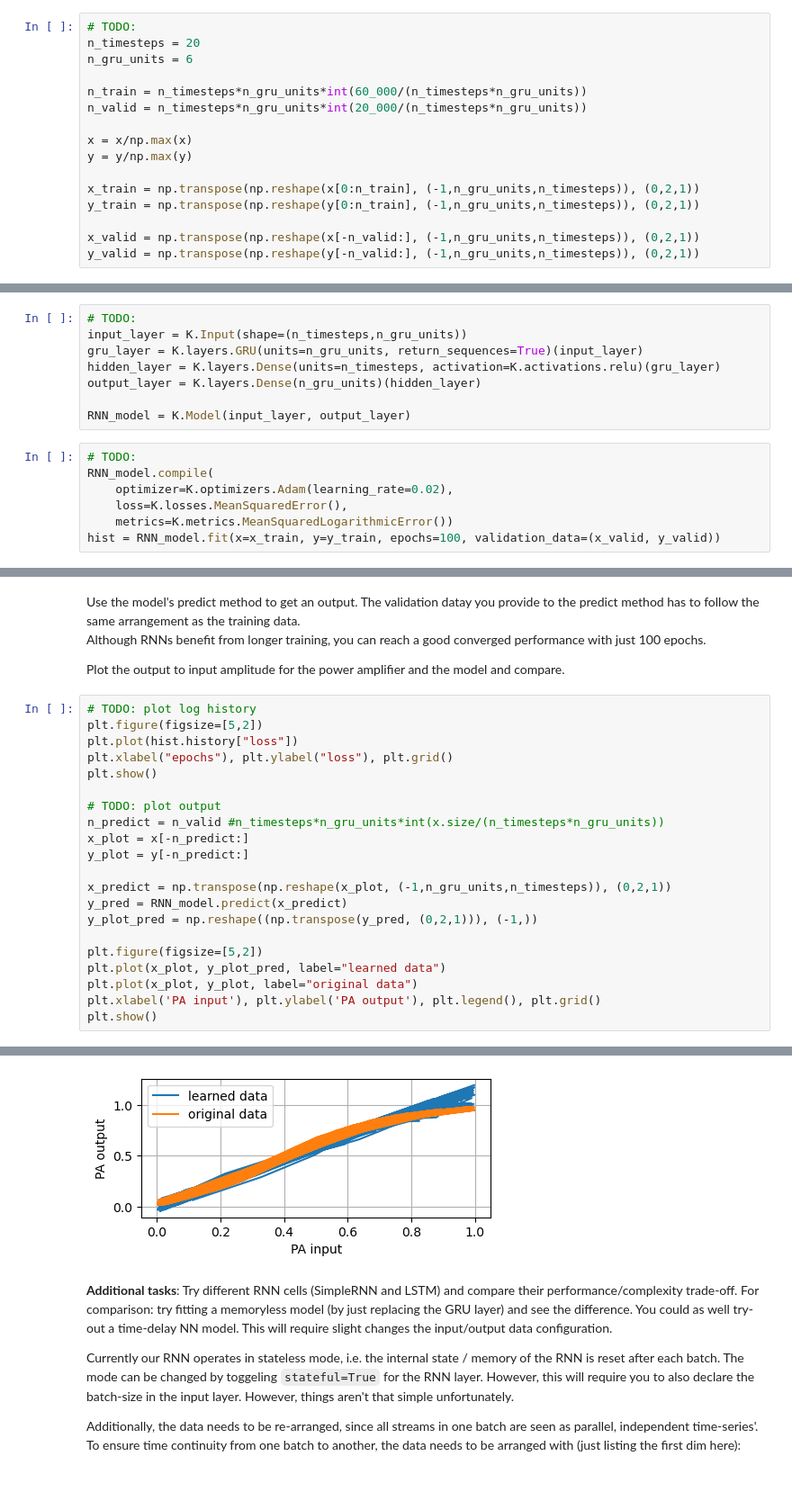
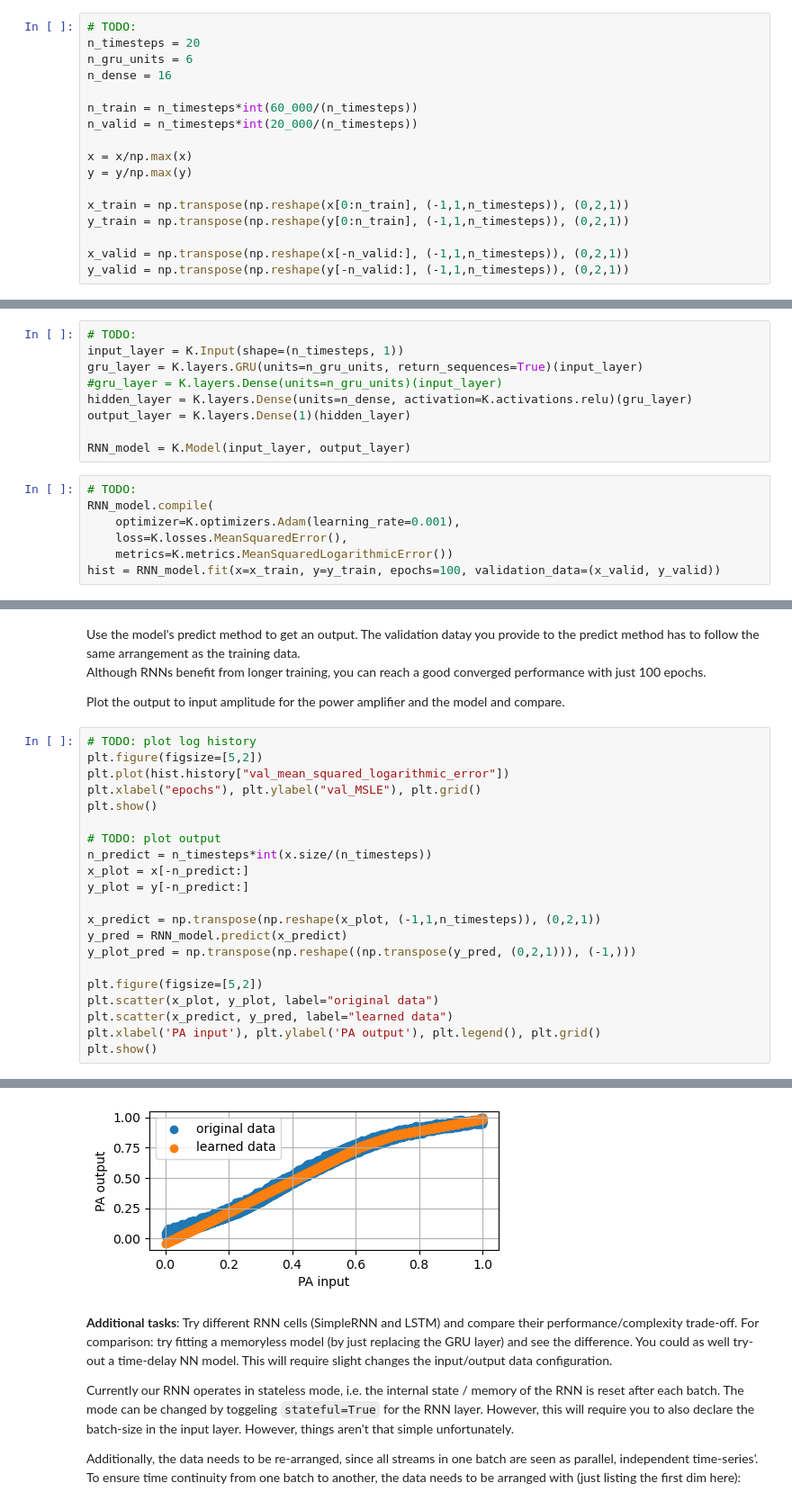
Before and after one commit to oswald3141/nn__ws_0324, a Jupyter notebook: Lab3_RNN_PA_modeling.ipynb, the cells around one changed output, grey strips where cells are left out. Shown at 90% size. Drawn from its saved outputs; the diff is of its cells as text.

```diff
--- a/Lab3_RNN_PA_modeling.ipynb
+++ b/Lab3_RNN_PA_modeling.ipynb
@@ -49,18 +49,19 @@ Additionally you will need to reshape the data, as explained in the next block.
 # TODO:
 n_timesteps = 20
 n_gru_units = 6
+n_dense = 16
 
-n_train = n_timesteps*n_gru_units*int(60_000/(n_timesteps*n_gru_units))
-n_valid = n_timesteps*n_gru_units*int(20_000/(n_timesteps*n_gru_units))
+n_train = n_timesteps*int(60_000/(n_timesteps))
+n_valid = n_timesteps*int(20_000/(n_timesteps))
 
 x = x/np.max(x)
 y = y/np.max(y)
 
-x_train = np.transpose(np.reshape(x[0:n_train], (-1,n_gru_units,n_timesteps)), (0,2,1))
-y_train = np.transpose(np.reshape(y[0:n_train], (-1,n_gru_units,n_timesteps)), (0,2,1))
+x_train = np.transpose(np.reshape(x[0:n_train], (-1,1,n_timesteps)), (0,2,1))
+y_train = np.transpose(np.reshape(y[0:n_train], (-1,1,n_timesteps)), (0,2,1))
 
-x_valid = np.transpose(np.reshape(x[-n_valid:], (-1,n_gru_units,n_timesteps)), (0,2,1))
-y_valid = np.transpose(np.reshape(y[-n_valid:], (-1,n_gru_units,n_timesteps)), (0,2,1))
+x_valid = np.transpose(np.reshape(x[-n_valid:], (-1,1,n_timesteps)), (0,2,1))
+y_valid = np.transpose(np.reshape(y[-n_valid:], (-1,1,n_timesteps)), (0,2,1))
 # %% [markdown]
 Let's define an RNN sequence-to-sequence model with a GRU layer with `6 units`. (GRU=gated recurrent unit).
 
@@ -81,16 +82,17 @@ Thus, in the second dimension (timesteps), consecutive samples should be correct
 Try to observe the performance with an additional metric 'log MSE' and check the convergence using the logarithic metric.
 # %%
 # TODO:
-input_layer = K.Input(shape=(n_timesteps,n_gru_units))
+input_layer = K.Input(shape=(n_timesteps, 1))
 gru_layer = K.layers.GRU(units=n_gru_units, return_sequences=True)(input_layer)
-hidden_layer = K.layers.Dense(units=n_timesteps, activation=K.activations.relu)(gru_layer)
-output_layer = K.layers.Dense(n_gru_units)(hidden_layer)
+#gru_layer = K.layers.Dense(units=n_gru_units)(input_layer)
+hidden_layer = K.layers.Dense(units=n_dense, activation=K.activations.relu)(gru_layer)
+output_layer = K.layers.Dense(1)(hidden_layer)
 
 RNN_model = K.Model(input_layer, output_layer)
 # %%
 # TODO:
 RNN_model.compile(
-    optimizer=K.optimizers.Adam(learning_rate=0.02),
+    optimizer=K.optimizers.Adam(learning_rate=0.001),
     loss=K.losses.MeanSquaredError(),
     metrics=K.metrics.MeanSquaredLogarithmicError())
 hist = RNN_model.fit(x=x_train, y=y_train, epochs=100, validation_data=(x_valid, y_valid))
@@ -120,22 +122,22 @@ Plot the output to input amplitude for the power amplifier and the model and com
 # %%
 # TODO: plot log history
 plt.figure(figsize=[5,2])
-plt.plot(hist.history["loss"])
-plt.xlabel("epochs"), plt.ylabel("loss"), plt.grid()
+plt.plot(hist.history["val_mean_squared_logarithmic_error"])
+plt.xlabel("epochs"), plt.ylabel("val_MSLE"), plt.grid()
 plt.show()
 
 # TODO: plot output
-n_predict = n_valid #n_timesteps*n_gru_units*int(x.size/(n_timesteps*n_gru_units))
+n_predict = n_timesteps*int(x.size/(n_timesteps))
 x_plot = x[-n_predict:]
 y_plot = y[-n_predict:]
 
-x_predict = np.transpose(np.reshape(x_plot, (-1,n_gru_units,n_timesteps)), (0,2,1))
+x_predict = np.transpose(np.reshape(x_plot, (-1,1,n_timesteps)), (0,2,1))
 y_pred = RNN_model.predict(x_predict)
-y_plot_pred = np.reshape((np.transpose(y_pred, (0,2,1))), (-1,))
+y_plot_pred = np.transpose(np.reshape((np.transpose(y_pred, (0,2,1))), (-1,)))
 
 plt.figure(figsize=[5,2])
-plt.plot(x_plot, y_plot_pred, label="learned data")
-plt.plot(x_plot, y_plot, label="original data")
+plt.scatter(x_plot, y_plot, label="original data")
+plt.scatter(x_predict, y_pred, label="learned data")
 plt.xlabel('PA input'), plt.ylabel('PA output'), plt.legend(), plt.grid()
 plt.show()
 # %% [output]
@@ -144,4 +146,4 @@ plt.show()
-[figure, old version]
+[figure, new version]
 # %% [markdown]
 
 **Additional tasks**:
```
Also changed, not shown: parts of 2 cells of this notebook, 2 other files.
